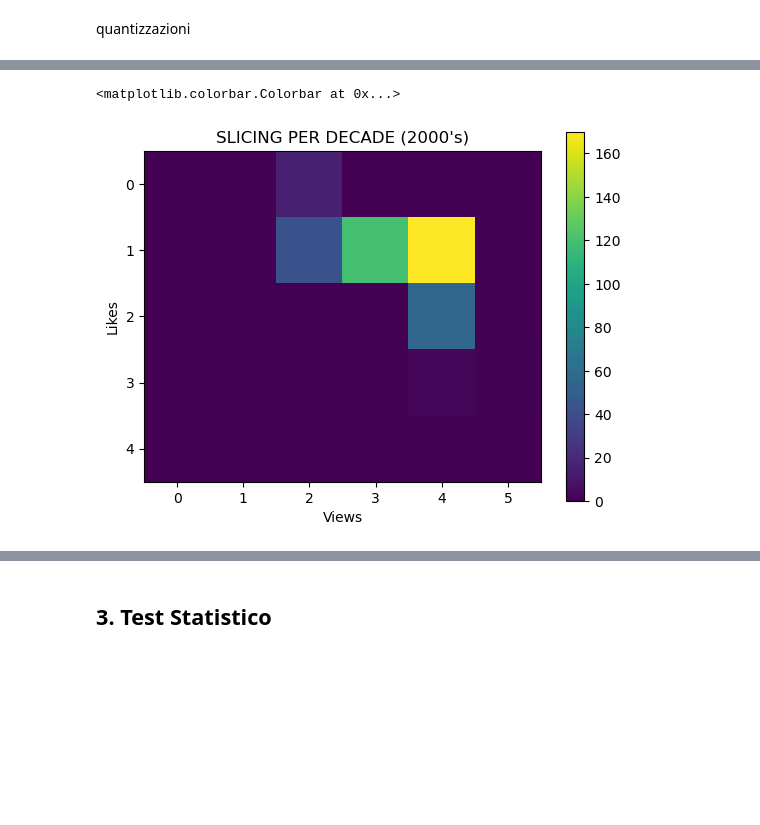
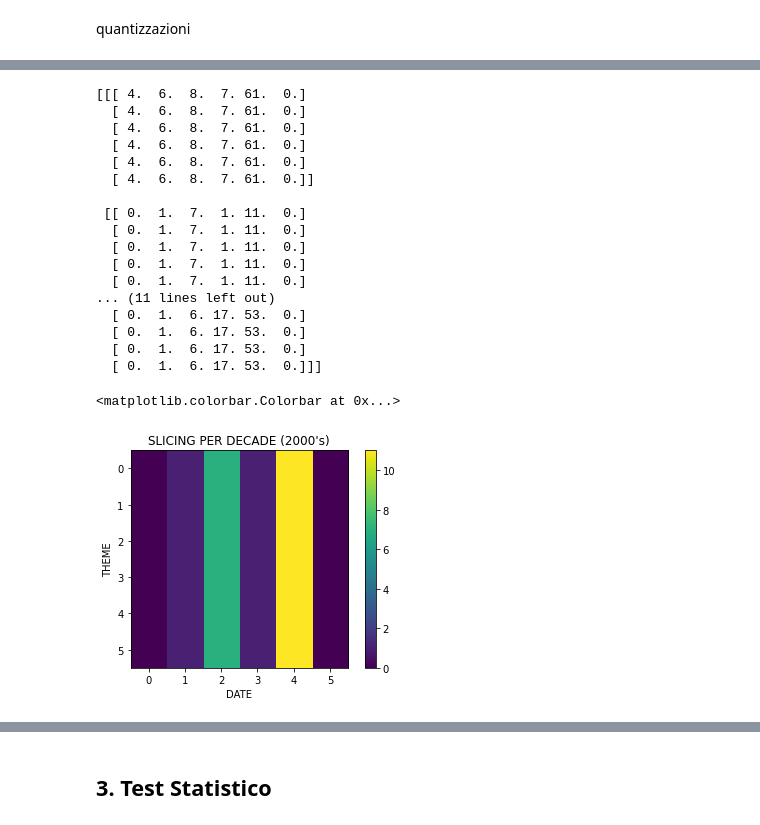
Before and after one commit to InKeaton/DataTed, a Jupyter notebook: data_ted_try.ipynb, the cells around one changed output, grey strips where cells are left out. Cells and saved outputs as stored; diff of their text form; code cells hidden in the pictures; blank space fills up the shorter version.

```diff
--- a/data_ted_try.ipynb
+++ b/data_ted_try.ipynb
@@ -34,3 +41,5 @@ def print_stats_field(df, field):
+# %%
+theme_list = ["climate", "COVID", "health", "war"]
 # %% [markdown]
 ---
 # %% [markdown]
@@ -228,24 +236,43 @@ daTed.head()
 | 4 | Cement's carbon problem — and 2 w... | Mahendra Singhi | 2021-10-01 | 2400 | 72 | https://ted.com/talks/mahendra_si... | 20's | <10K | <10K |
 # %%
 # costruzione OLAP
-OLAP = np.zeros((len(quantize_likes) , len(quantize_views) , len(quantize_date)))
+OLAP = np.zeros((len(theme_list) , len(quantize_date) , len(quantize_views)))
 
-for z in range(0, len(quantize_date)):
-  ted_date = daTed[daTed['date_quant'] == quantize_date[z]]
-  for j in range(0, len(quantize_views)):
-    for i in range(0, len(quantize_likes)):
-      OLAP[i,j,z] = np.sum((ted_date['views_quant'] == quantize_views[j]) & (ted_date['likes_quant'] == quantize_likes[i]))
+for z in range(0, len(quantize_views)):
+  ted_views = daTed[daTed['views_quant'] == quantize_views[z]]
+  for j in range(0, len(quantize_date)):
+    for i in range(0, len(theme_list)):
+      OLAP[i,j,z] = np.sum((ted_views['views_quant'] == quantize_views[z]) &
+                           (ted_views['title'].str.contains(theme_list[i])))
 # %%
 # Visualizziamo la matrice
 plt.figure()
-plt.imshow(OLAP[:,:,3])
+plt.imshow(OLAP[1, :, :])
+print(OLAP[:, : , :])
 plt.title('SLICING PER DECADE (2000\'s)')
-plt.xlabel('Views')
-plt.ylabel('Likes')
+plt.xlabel('DATE')
+plt.ylabel('THEME')
 plt.colorbar()
 # %% [output]
-<matplotlib.colorbar.Colorbar at 0x...>
+[[[ 4.  6.  8.  7. 61.  0.]
+  [ 4.  6.  8.  7. 61.  0.]
+  [ 4.  6.  8.  7. 61.  0.]
+  [ 4.  6.  8.  7. 61.  0.]
+  [ 4.  6.  8.  7. 61.  0.]
+  [ 4.  6.  8.  7. 61.  0.]]
+
+ [[ 0.  1.  7.  1. 11.  0.]
+  [ 0.  1.  7.  1. 11.  0.]
+  [ 0.  1.  7.  1. 11.  0.]
+  [ 0.  1.  7.  1. 11.  0.]
+  [ 0.  1.  7.  1. 11.  0.]
+... (11 lines left out)
+  [ 0.  1.  6. 17. 53.  0.]
+  [ 0.  1.  6. 17. 53.  0.]
+  [ 0.  1.  6. 17. 53.  0.]
+  [ 0.  1.  6. 17. 53.  0.]]]
+<matplotlib.colorbar.Colorbar at 0x...>
-[figure, old version]
+[figure, new version]
 # %%
 # Slicing
 slice_2010 = OLAP[:,:,4]
```
Also changed, not shown: parts of 15 cells of this notebook.
